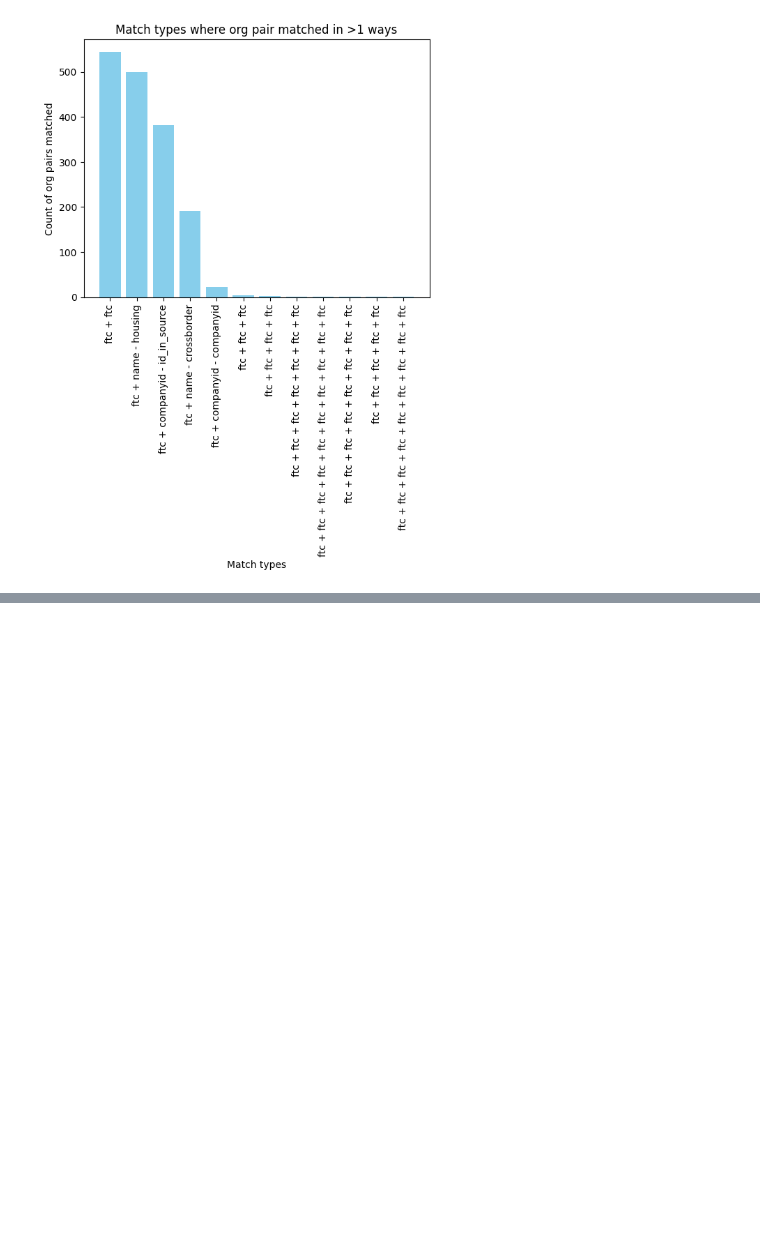
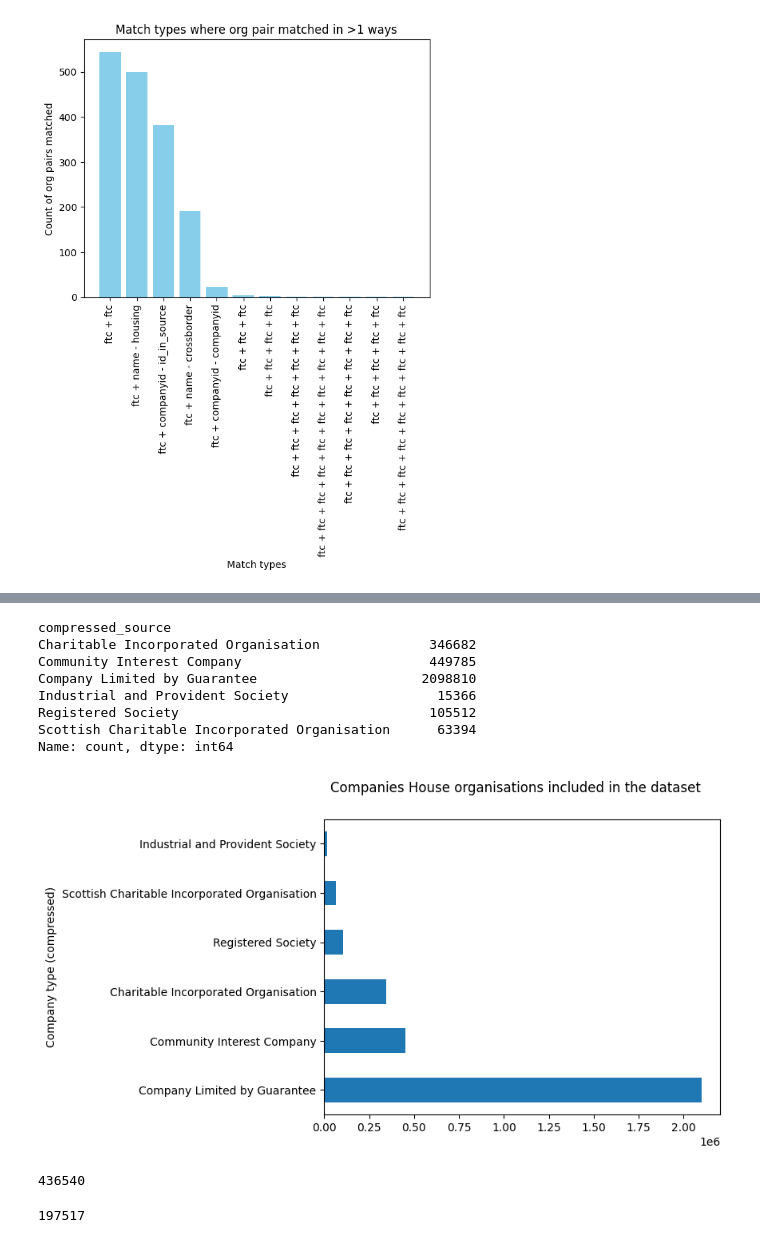
Before and after one commit to uk-third-sector-database/tso-database-builder, a Jupyter notebook: visualise/stats_and_visuals.ipynb, the cells around one changed output, grey strips where cells are left out. Drawn from its saved outputs; the diff is of its cells as text; code cells hidden in the pictures; blank space fills up the shorter version.

```diff
--- a/visualise/stats_and_visuals.ipynb
+++ b/visualise/stats_and_visuals.ipynb
@@ -305,0 +322,12 @@ Text(0, 0.5, 'Count of org pairs matched')
+# %%
+raw_ch_df = pd.read_csv('../CH.all.preprocess.csv')
+# %%
+
+def cic_mapping(s):
+    if 'community-interest-company' in s:
+        return 'Community Interest Company'
+    if 'private-limited-guarant' in s or 'CLG' in s or 'PRI/LTD BY GUAR/NSC' in s or 'PRI/LBG/NSC' in s:
+        return 'Company Limited by Guarantee'
+    else: return s
+
+raw_ch_df['compressed_source'] = raw_ch_df['companytype'].apply(cic_mapping)
@@ -305,0 +357,20 @@ Text(0, 0.5, 'Count of org pairs matched')
+# %%
+source_df = raw_ch_df['compressed_source'].value_counts()
+source_df_sorted_by_source = source_df.sort_index()
+
+source_df.sort_index()
+print(source_df_sorted_by_source)
+source_df.plot(kind='barh')
+pyplot.suptitle('Companies House organisations included in the dataset')
+pyplot.ylabel('Company type (compressed)')
+pyplot.savefig('../CH_dist.png',bbox_inches='tight')
+# %% [output]
+compressed_source
+Charitable Incorporated Organisation              346682
+Community Interest Company                        449785
+Company Limited by Guarantee                     2098810
+Industrial and Provident Society                   15366
+Registered Society                                105512
+Scottish Charitable Incorporated Organisation      63394
+Name: count, dtype: int64
+[figure, added]
@@ -305,0 +381,8 @@ Text(0, 0.5, 'Count of org pairs matched')
+# %%
+len(subspine_ch_df['uid'].unique())
+# %% [output]
+436540
+# %%
+len(supp_ch_df['uid'].unique())
+# %% [output]
+197517
```
Also changed, not shown: parts of 11 cells of this notebook, 11 other files.
